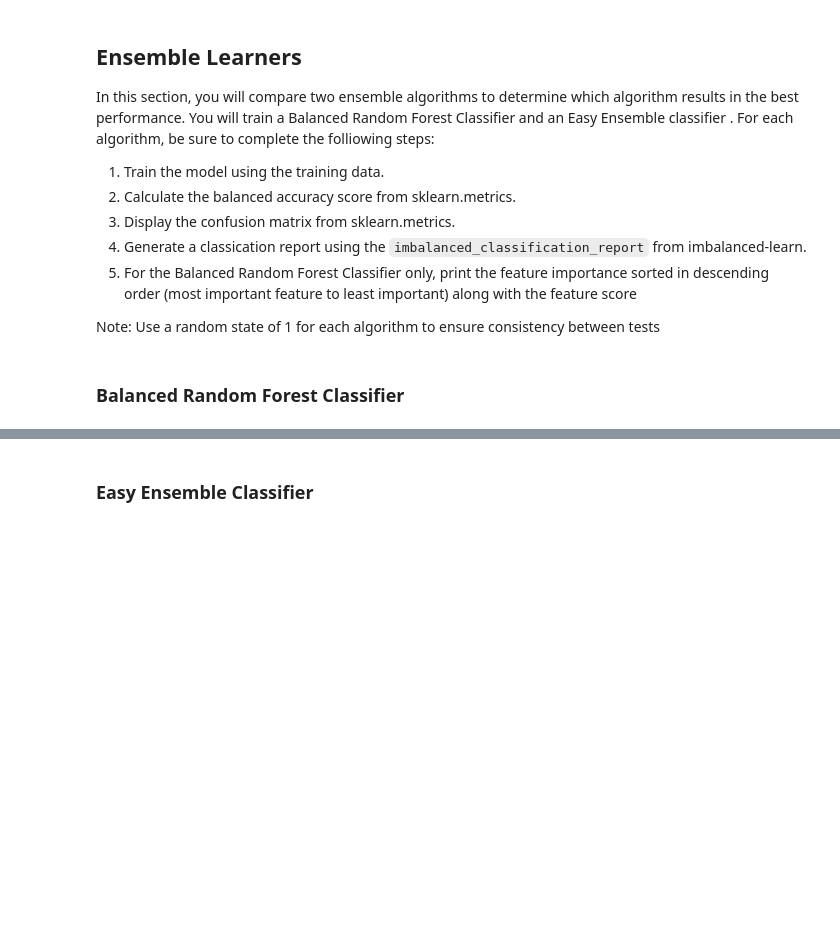
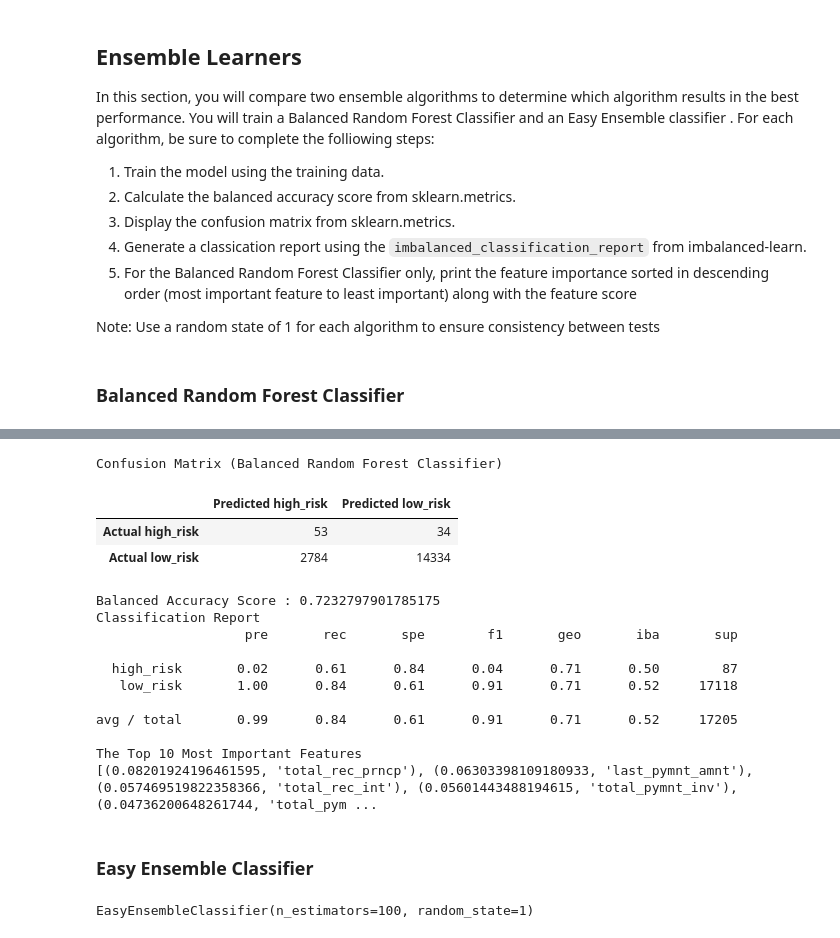
Before and after one commit to mmfsb/Machine_Learning, a Jupyter notebook: Notebooks_and_Data/credit_risk_ensemble.ipynb, the cells around one changed output, grey strips where cells are left out. Drawn from its saved outputs; the diff is of its cells as text; code cells hidden in the pictures; blank space fills up the shorter version.

Commit message:
ensemble and readme

```diff
--- a/Notebooks_and_Data/credit_risk_ensemble.ipynb
+++ b/Notebooks_and_Data/credit_risk_ensemble.ipynb
@@ -69,4 +368,6 @@ Note: Use a random state of 1 for each algorithm to ensure consistency between t
 ### Balanced Random Forest Classifier
 # %%
 # Resample the training data with the BalancedRandomForestClassifier
-# YOUR CODE HERE
+from imblearn.ensemble import BalancedRandomForestClassifier
+brfc = BalancedRandomForestClassifier(n_estimators=100, random_state=1)
+brfc.fit(X_train, y_train)
@@ -73,3 +376,4 @@ Note: Use a random state of 1 for each algorithm to ensure consistency between t
 # %%
 # Calculated the balanced accuracy score
-# YOUR CODE HERE
+y_pred_brfc = brfc.predict(X_test)
+bas_brfc = balanced_accuracy_score(y_test, y_pred_brfc)
@@ -84,0 +380,6 @@ Note: Use a random state of 1 for each algorithm to ensure consistency between t
+# %%
+# The confusion matrix
+cm_brfc = confusion_matrix(y_test, y_pred_brfc)
+cm_brfc_df = pd.DataFrame(
+    cm_brfc, index=["Actual high_risk", "Actual low_risk"], columns=["Predicted high_risk", "Predicted low_risk"]
+)
@@ -84,0 +389,8 @@ Note: Use a random state of 1 for each algorithm to ensure consistency between t
+# %%
+# List the features sorted in descending order by feature importance
+# Get the feature importance array
+importances = brfc.feature_importances_
+
+# List the top 10 most important features
+importances_sorted = sorted(zip(brfc.feature_importances_, X.columns), reverse=True)
+importances_sorted[:10]
@@ -85,2 +408,27 @@ Note: Use a random state of 1 for each algorithm to ensure consistency between t
+# %%
+# Displaying results
+print("Confusion Matrix (Balanced Random Forest Classifier)")
+display(cm_brfc_df)
+print(f"Balanced Accuracy Score : {bas_brfc}")
+print("Classification Report")
+print(classification_report_imbalanced(y_test, y_pred_brfc))
+print("The Top 10 Most Important Features")
+print(importances_sorted[:10])
+# %% [output]
+Confusion Matrix (Balanced Random Forest Classifier)
+|  | Predicted high_risk | Predicted low_risk |
+| Actual high_risk | 53 | 34 |
+| Actual low_risk | 2784 | 14334 |
+Balanced Accuracy Score : 0.7232797901785175
+Classification Report
+                   pre       rec       spe        f1       geo       iba       sup
+
+  high_risk       0.02      0.61      0.84      0.04      0.71      0.50        87
+   low_risk       1.00      0.84      0.61      0.91      0.71      0.52     17118
+
+avg / total       0.99      0.84      0.61      0.91      0.71      0.52     17205
+
+The Top 10 Most Important Features
+[(0.08201924196461595, 'total_rec_prncp'), (0.06303398109180933, 'last_pymnt_amnt'), (0.057469519822358366, 'total_rec_int'), (0.05601443488194615, 'total_pymnt_inv'), (0.04736200648261744, 'total_pym ...
 # %% [markdown]
 ### Easy Ensemble Classifier
@@ -90,2 +435,9 @@ Note: Use a random state of 1 for each algorithm to ensure consistency between t
+# %%
+# Train the Classifier
+from imblearn.ensemble import EasyEnsembleClassifier
+eec = EasyEnsembleClassifier(n_estimators=100, random_state=1)
+eec.fit(X_train, y_train)
+# %% [output]
+EasyEnsembleClassifier(n_estimators=100, random_state=1)
 # %%
 # Calculated the balanced accuracy score
```
Also changed, not shown: parts of 42 cells of this notebook, 11 other files.
